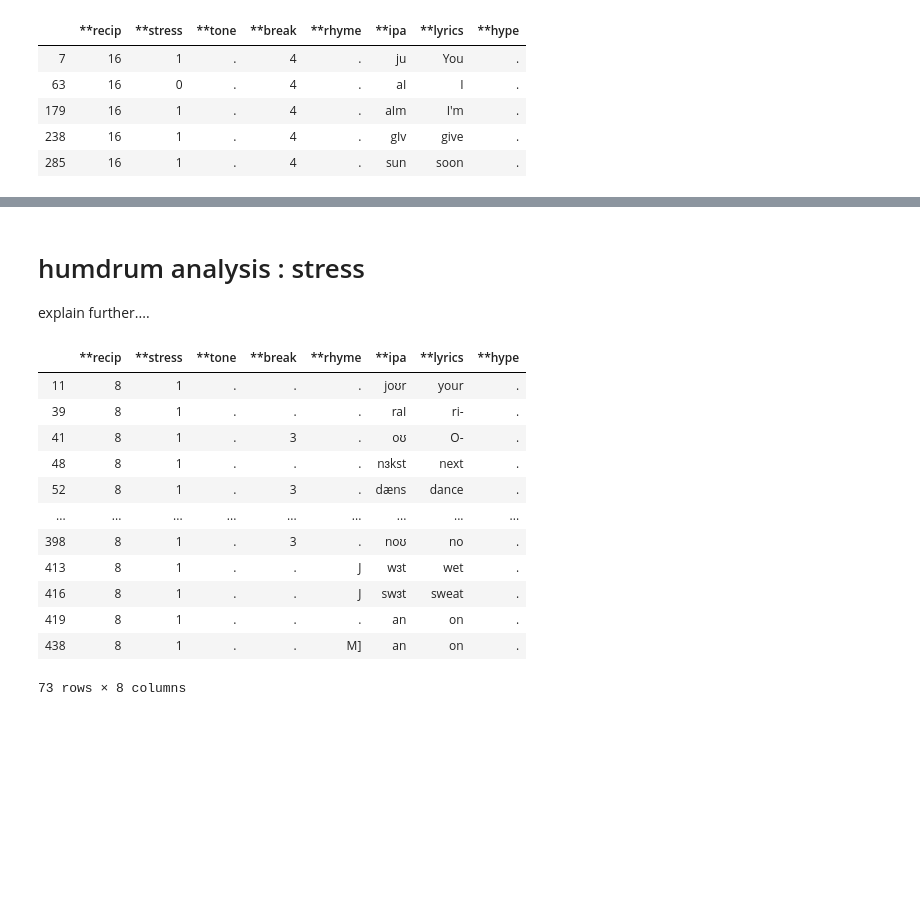
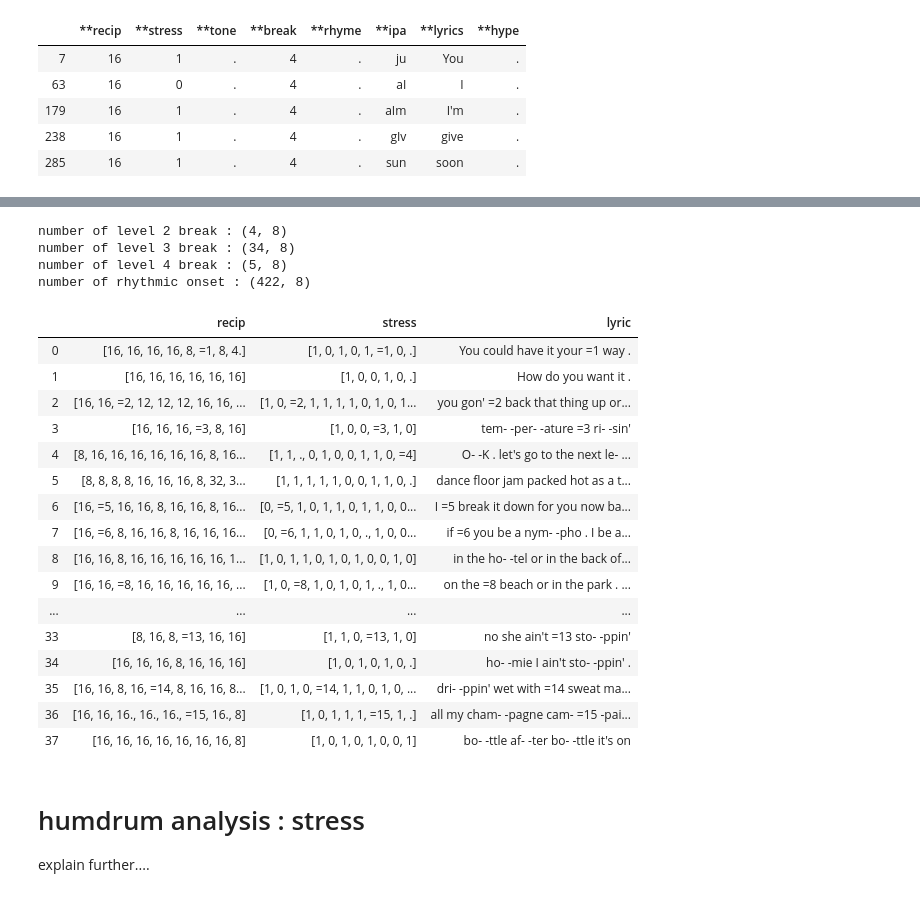
Before and after one commit to haeeunkim/dh401, a Jupyter notebook: notebook/preprocessing.ipynb, the cells around one changed output, grey strips where cells are left out. Cells and saved outputs as stored; diff of their text form; code cells hidden in the pictures; blank space fills up the shorter version.

```diff
--- a/notebook/preprocessing.ipynb
+++ b/notebook/preprocessing.ipynb
@@ -74,19 +138,56 @@ sample[sample['**break'] == '3'].head(5)
+# %%
+print('number of level 2 break : {0}'.format(sample[sample['**break']=='2'].shape))
+print('number of level 3 break : {0}'.format(sample[sample['**break']=='3'].shape))
+print('number of level 4 break : {0}'.format(sample[sample['**break']=='4'].shape))
+print('number of rhythmic onset : {0}'.format(sample.drop((measures.append(verses).index)).shape))
+# things we might explore:
+# how many syllables / rhythmical onsets per 'flow'?
+# how many recips?
+# distribution of stressed points?
+# %% [output]
+number of level 2 break : (4, 8)
+number of level 3 break : (34, 8)
+number of level 4 break : (5, 8)
+number of rhythmic onset : (422, 8)
+# %%
+def cast_break(x):
+    res = x
+    if x in ['3','4']:
+        res = int(x)
+    return res
+
+sample['**break'] = sample['**break'].apply(cast_break)
+breaks_idx = sample[sample['**break'].apply(lambda x: x in [3,4])].index
+# add closing break point
+
+sample_flowwise = pd.DataFrame(columns=['recip','stress','lyric'])
+
+
+for i in range(breaks_idx.shape[0]-1):
+    (start, end) = (breaks_idx[i], breaks_idx[i+1])
+    snippet = sample.iloc[start:end]
+    sample_flowwise.at[i,'recip'] = snippet['**recip'].values
+    sample_flowwise.at[i,'lyric'] = ' '.join(snippet['**lyrics'].values)
+# %%
+sample_flowwise
+# %% [output]
+|  | recip | stress | lyric |
+| 0 | [16, 16, 16, 16, 8, =1, 8, 4.] | [1, 0, 1, 0, 1, =1, 0, .] | You could have it your =1 way . |
+| 1 | [16, 16, 16, 16, 16, 16] | [1, 0, 0, 1, 0, .] | How do you want it . |
+| 2 | [16, 16, =2, 12, 12, 12, 16, 16, ... | [1, 0, =2, 1, 1, 1, 1, 0, 1, 0, 1... | you gon' =2 back that thing up or... |
+| 3 | [16, 16, 16, =3, 8, 16] | [1, 0, 0, =3, 1, 0] | tem- -per- -ature =3 ri- -sin' |
+| 4 | [8, 16, 16, 16, 16, 16, 16, 8, 16... | [1, 1, ., 0, 1, 0, 0, 1, 1, 0, =4] | O- -K . let's go to the next le- ... |
+| 5 | [8, 8, 8, 8, 16, 16, 16, 8, 32, 3... | [1, 1, 1, 1, 1, 0, 0, 1, 1, 0, .] | dance floor jam packed hot as a t... |
+| 6 | [16, =5, 16, 16, 8, 16, 16, 8, 16... | [0, =5, 1, 0, 1, 1, 0, 1, 1, 0, 0... | I =5 break it down for you now ba... |
+| 7 | [16, =6, 8, 16, 16, 8, 16, 16, 16... | [0, =6, 1, 1, 0, 1, 0, ., 1, 0, 0... | if =6 you be a nym- -pho . I be a... |
+| 8 | [16, 16, 8, 16, 16, 16, 16, 16, 1... | [1, 0, 1, 1, 0, 1, 0, 1, 0, 0, 1, 0] | in the ho- -tel or in the back of... |
+| 9 | [16, 16, =8, 16, 16, 16, 16, 16, ... | [1, 0, =8, 1, 0, 1, 0, 1, ., 1, 0... | on the =8 beach or in the park . ... |
+| ... | ... | ... | ... |
+| 33 | [8, 16, 8, =13, 16, 16] | [1, 1, 0, =13, 1, 0] | no she ain't =13 sto- -ppin' |
+| 34 | [16, 16, 16, 8, 16, 16, 16] | [1, 0, 1, 0, 1, 0, .] | ho- -mie I ain't sto- -ppin' . |
+| 35 | [16, 16, 8, 16, =14, 8, 16, 16, 8... | [1, 0, 1, 0, =14, 1, 1, 0, 1, 0, ... | dri- -ppin' wet with =14 sweat ma... |
+| 36 | [16, 16, 16., 16., 16., =15, 16., 8] | [1, 0, 1, 1, 1, =15, 1, .] | all my cham- -pagne cam- =15 -pai... |
+| 37 | [16, 16, 16, 16, 16, 16, 16, 8] | [1, 0, 1, 0, 1, 0, 0, 1] | bo- -ttle af- -ter bo- -ttle it's on |
 # %% [markdown]
 # humdrum analysis : stress
 explain further....
-# %%
-sample[(sample['**stress'] == '1')  & (sample['**recip']=='8')]
-# %% [output]
-|  | **recip | **stress | **tone | **break | **rhyme | **ipa | **lyrics | **hype |
-| 11 | 8 | 1 | . | . | . | joʊr | your | . |
-| 39 | 8 | 1 | . | . | . | raI | ri- | . |
-| 41 | 8 | 1 | . | 3 | . | oʊ | O- | . |
-| 48 | 8 | 1 | . | . | . | nɜkst | next | . |
-| 52 | 8 | 1 | . | 3 | . | dæns | dance | . |
-| ... | ... | ... | ... | ... | ... | ... | ... | ... |
-| 398 | 8 | 1 | . | 3 | . | noʊ | no | . |
-| 413 | 8 | 1 | . | . | J | wɜt | wet | . |
-| 416 | 8 | 1 | . | . | J | swɜt | sweat | . |
-| 419 | 8 | 1 | . | . | . | an | on | . |
-| 438 | 8 | 1 | . | . | M] | an | on | . |
-73 rows × 8 columns
```
Also changed, not shown: parts of 12 cells of this notebook, 20 other files.
